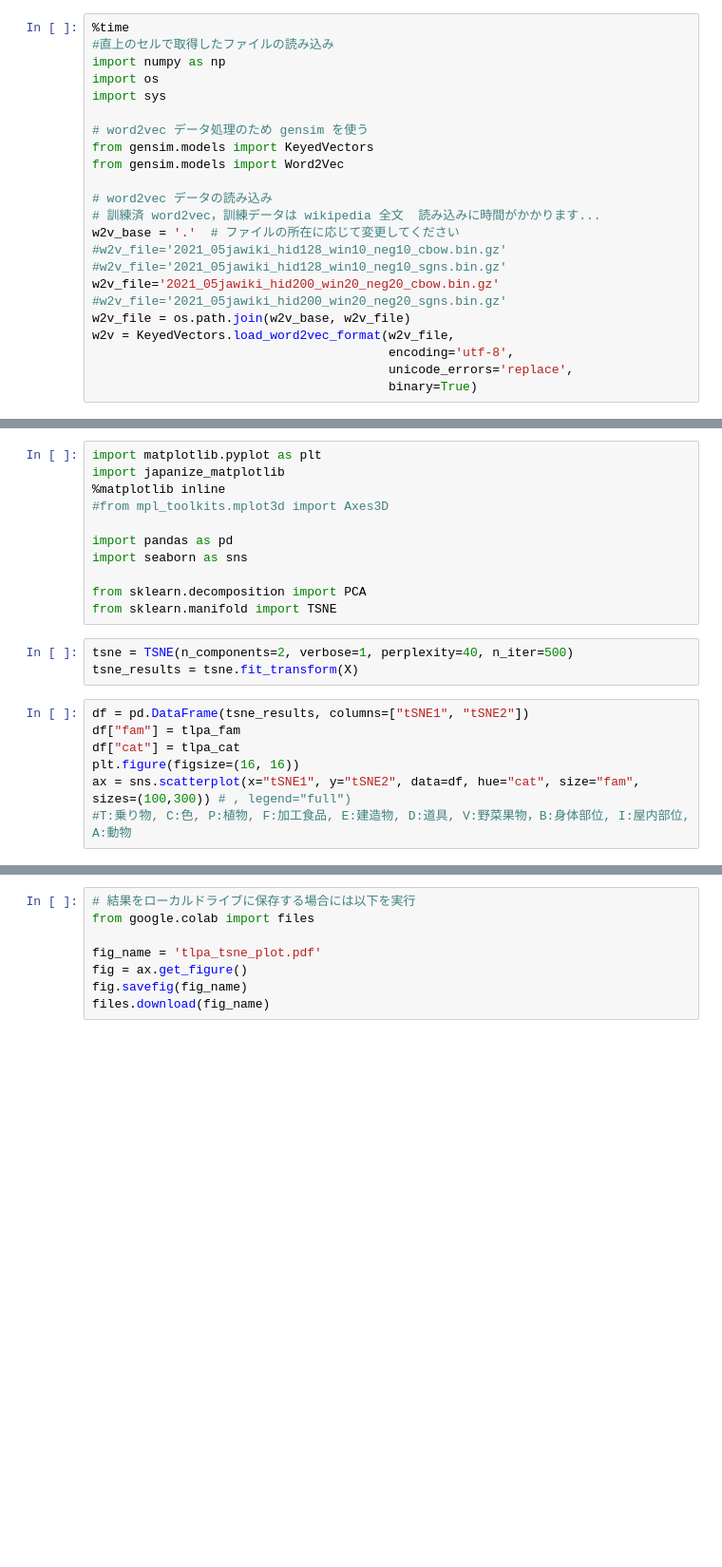
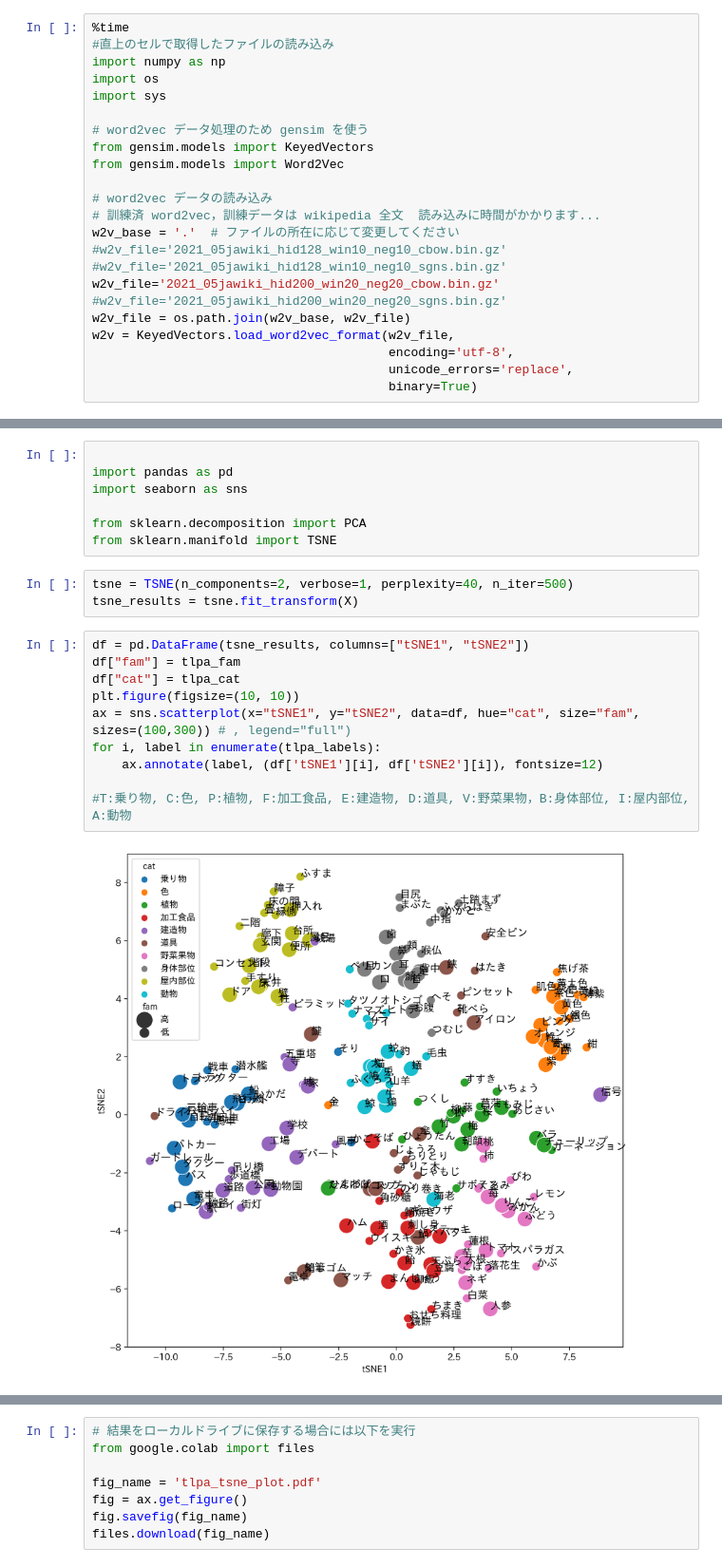
Before and after one commit to project-ccap/project-ccap.github.io, a Jupyter notebook: 2021cnps/notebooks/2021_0812cnps_tlpa_tSNE_plot.ipynb, the cells around one changed output, grey strips where cells are left out. Shown at 95% size. Cells and saved outputs as stored; diff of their text form; blank space fills up the shorter version.

```diff
--- a/2021cnps/notebooks/2021_0812cnps_tlpa_tSNE_plot.ipynb
+++ b/2021cnps/notebooks/2021_0812cnps_tlpa_tSNE_plot.ipynb
@@ -49,8 +64,4 @@ X = np.array([w2v[word] for word in tlpa_labels], dtype=np.float)
 # %%
-import matplotlib.pyplot as plt
-import japanize_matplotlib
-%matplotlib inline
-#from mpl_toolkits.mplot3d import Axes3D
 
 import pandas as pd
 import seaborn as sns
@@ -63,7 +74,12 @@ tsne_results = tsne.fit_transform(X)
 # %%
 df = pd.DataFrame(tsne_results, columns=["tSNE1", "tSNE2"])
 df["fam"] = tlpa_fam
 df["cat"] = tlpa_cat
-plt.figure(figsize=(16, 16))
+plt.figure(figsize=(10, 10))
 ax = sns.scatterplot(x="tSNE1", y="tSNE2", data=df, hue="cat", size="fam", sizes=(100,300)) # , legend="full")
+for i, label in enumerate(tlpa_labels):
+    ax.annotate(label, (df['tSNE1'][i], df['tSNE2'][i]), fontsize=12)
+
 #T:乗り物, C:色, P:植物, F:加工食品, E:建造物, D:道具, V:野菜果物，B:身体部位, I:屋内部位, A:動物
+# %% [output]
+[figure, added]
```
Also changed, not shown: parts of 9 cells of this notebook.
